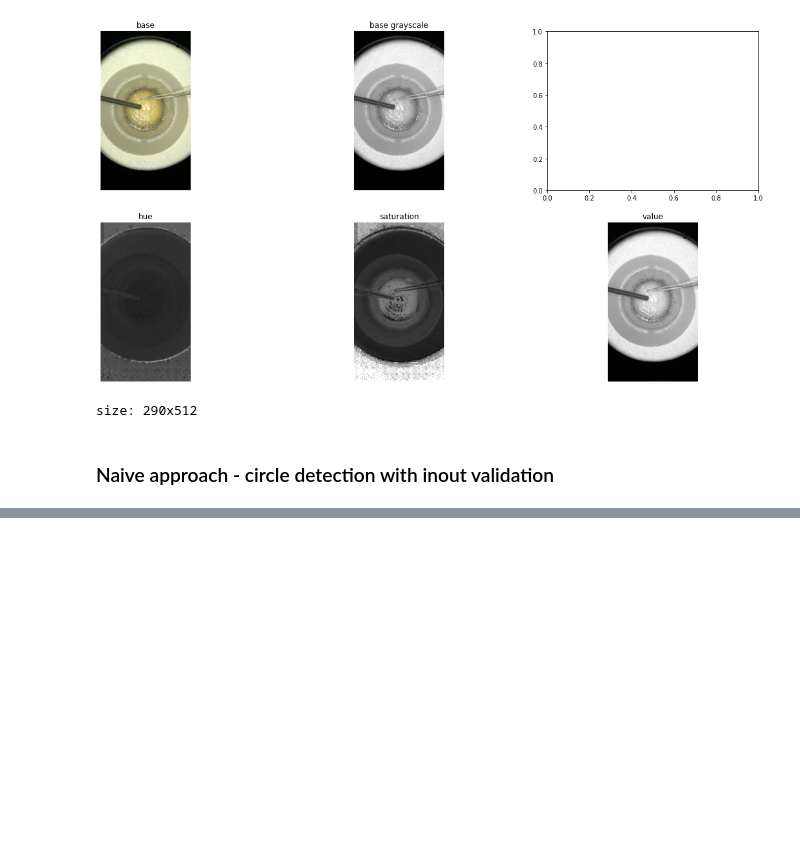
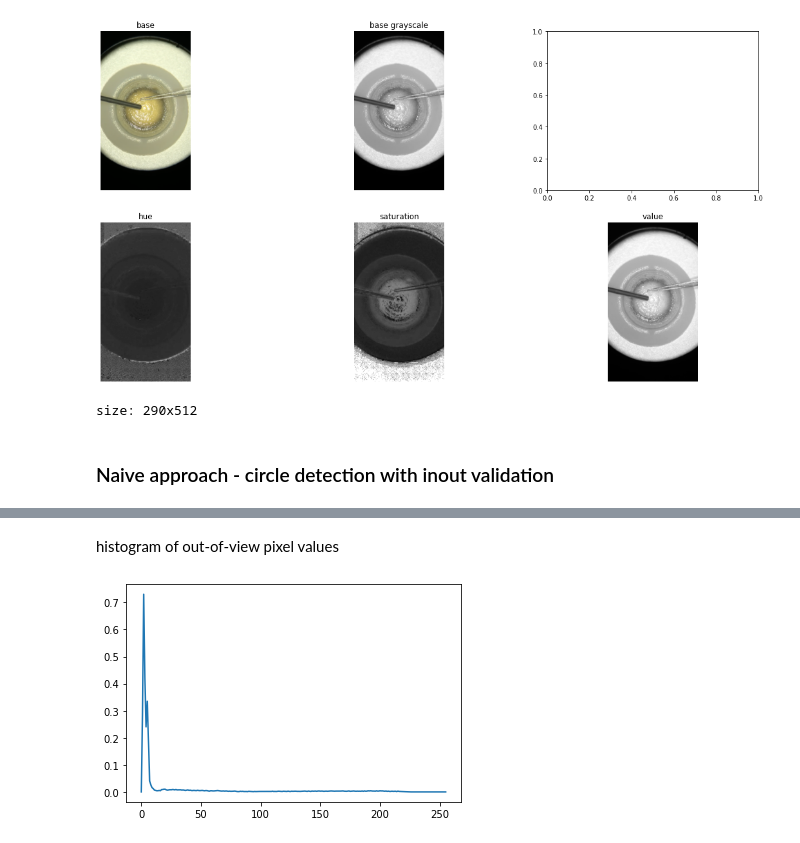
Before and after one commit to Custom-Surgical-GmbH/Cataract-Surgery-Training-Explorations, a Jupyter notebook: opencv_explorations/view_detection.ipynb, the cells around one changed output, grey strips where cells are left out. Saved outputs shown, nothing was run; the diff lists cells and outputs as text; code cells hidden in the pictures; blank space fills up the shorter version.

```diff
--- a/opencv_explorations/view_detection.ipynb
+++ b/opencv_explorations/view_detection.ipynb
@@ -74,0 +85,10 @@ plt.show()
+# %% [markdown]
+histogram of out-of-view pixel values
+# %%
+hist = cv2.calcHist([base_value], [0], 255 - view_mask, [256], [0, 256])
+hist = cv2.normalize(hist, hist)
+
+plt.plot(hist)
+plt.show()
+# %% [output]
+[figure, added]
```
Also changed, not shown: parts of 2 cells of this notebook, 5 other files.
